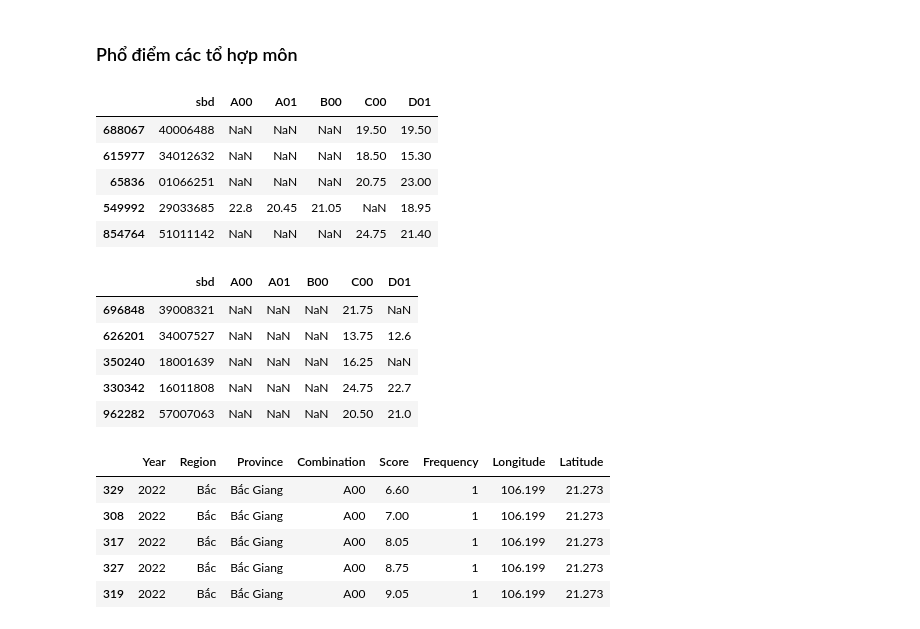
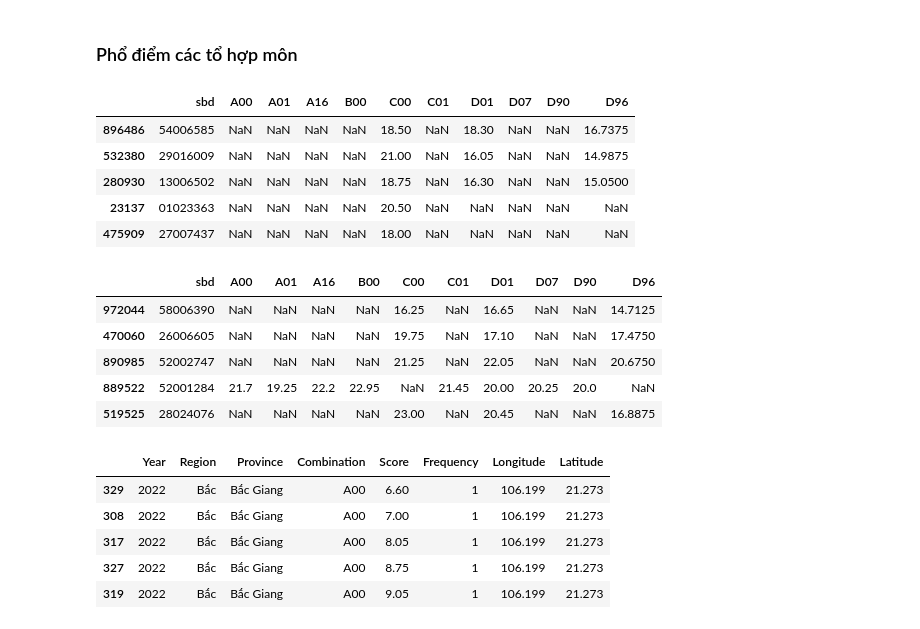
Before and after one commit to Dat-TG/THPTQG, a Jupyter notebook: analysis.ipynb, the cells around one changed output. Saved outputs shown, nothing was run; the diff lists cells and outputs as text; code cells hidden in the pictures.

```diff
--- a/analysis.ipynb
+++ b/analysis.ipynb
@@ -89,3 +91,11 @@ df_2023.head()
+# %%
+def calculate_khtn_khxh(df):
+    df['khtn'] = (df['vat_li'] + df['hoa_hoc'] + df['sinh_hoc']) / 3
+    df['khxh'] = (df['lich_su'] + df['dia_li'] + df['gdcd']) / 4
+    return df
+
+df_2022 = calculate_khtn_khxh(df_2022)
+df_2023 = calculate_khtn_khxh(df_2023)
 # %% [markdown]
 ### Thống kê cơ bản về dữ liệu
 # %%
@@ -136,7 +146,7 @@ stats_combined_long.columns = ['Year', 'Statistic', 'Subject', 'Value']
 stats_combined_long.to_csv(path_processed + '/statistics_summary_long_format.csv', index=False)
 # %%
 # Danh sách các môn học
-subjects = ['toan', 'ngu_van', 'ngoai_ngu', 'vat_li', 'hoa_hoc', 'sinh_hoc', 'lich_su', 'dia_li', 'gdcd']
+subjects = ['toan', 'ngu_van', 'ngoai_ngu', 'vat_li', 'hoa_hoc', 'sinh_hoc', 'lich_su', 'dia_li', 'gdcd', 'khtn', 'khxh']
 
 # Tạo map cho tên môn học tiếng Việt có dấu
 subject_map = {
@@ -148,7 +158,9 @@ subject_map = {
     'sinh_hoc': 'Sinh học',
     'lich_su': 'Lịch sử',
     'dia_li': 'Địa lí',
-    'gdcd': 'GDCD'
+    'gdcd': 'GDCD',
+    'khtn': 'Khoa học tự nhiên',
+    'khxh': 'Khoa học xã hội'
 }
 # %% [markdown]
 ### Phổ điểm các môn
@@ -360,9 +373,14 @@ freq_combined.head()
 combinations = {
     'A00': ['toan', 'vat_li', 'hoa_hoc'],
     'A01': ['toan', 'vat_li', 'ngoai_ngu'],
+    'A16': ['toan', 'khtn', 'ngu_van'],
     'B00': ['toan', 'hoa_hoc', 'sinh_hoc'],
     'C00': ['ngu_van', 'lich_su', 'dia_li'],
-    'D01': ['toan', 'ngu_van', 'ngoai_ngu']
+    'C01': ['ngu_van', 'toan', 'vat_li'],
+    'D01': ['toan', 'ngu_van', 'ngoai_ngu'],
+    'D07': ['toan', 'hoa_hoc', 'ngoai_ngu'],
+    'D90': ['toan', 'khtn', 'ngoai_ngu'],
+    'D96': ['toan', 'khxh', 'ngoai_ngu'],
 }
 # %%
 # Hàm để tính tổng điểm cho từng tổ hợp môn
@@ -377,23 +395,23 @@ def calculate_combination_scores(df, combinations):
 df_2022 = calculate_combination_scores(df_2022, combinations)
 df_2023 = calculate_combination_scores(df_2023, combinations)
 # %%
-df_2022[['sbd', 'A00', 'A01', 'B00', 'C00', 'D01']].sample(5)
+df_2022[['sbd', 'A00', 'A01', 'A16', 'B00', 'C00', 'C01', 'D01', 'D07', 'D90', 'D96']].sample(5)
 # %% [output]
-|  | sbd | A00 | A01 | B00 | C00 | D01 |
-| 688067 | 40006488 | NaN | NaN | NaN | 19.50 | 19.50 |
-| 615977 | 34012632 | NaN | NaN | NaN | 18.50 | 15.30 |
-| 65836 | 01066251 | NaN | NaN | NaN | 20.75 | 23.00 |
-| 549992 | 29033685 | 22.8 | 20.45 | 21.05 | NaN | 18.95 |
-| 854764 | 51011142 | NaN | NaN | NaN | 24.75 | 21.40 |
+|  | sbd | A00 | A01 | A16 | B00 | C00 | C01 | D01 | D07 | D90 | D96 |
+| 896486 | 54006585 | NaN | NaN | NaN | NaN | 18.50 | NaN | 18.30 | NaN | NaN | 16.7375 |
+| 532380 | 29016009 | NaN | NaN | NaN | NaN | 21.00 | NaN | 16.05 | NaN | NaN | 14.9875 |
+| 280930 | 13006502 | NaN | NaN | NaN | NaN | 18.75 | NaN | 16.30 | NaN | NaN | 15.0500 |
+| 23137 | 01023363 | NaN | NaN | NaN | NaN | 20.50 | NaN | NaN | NaN | NaN | NaN |
+| 475909 | 27007437 | NaN | NaN | NaN | NaN | 18.00 | NaN | NaN | NaN | NaN | NaN |
 # %%
-df_2023[['sbd', 'A00', 'A01', 'B00', 'C00', 'D01']].sample(5)
+df_2023[['sbd', 'A00', 'A01', 'A16', 'B00', 'C00', 'C01', 'D01', 'D07', 'D90', 'D96']].sample(5)
 # %% [output]
-|  | sbd | A00 | A01 | B00 | C00 | D01 |
-| 696848 | 39008321 | NaN | NaN | NaN | 21.75 | NaN |
-| 626201 | 34007527 | NaN | NaN | NaN | 13.75 | 12.6 |
-| 350240 | 18001639 | NaN | NaN | NaN | 16.25 | NaN |
-| 330342 | 16011808 | NaN | NaN | NaN | 24.75 | 22.7 |
-| 962282 | 57007063 | NaN | NaN | NaN | 20.50 | 21.0 |
+|  | sbd | A00 | A01 | A16 | B00 | C00 | C01 | D01 | D07 | D90 | D96 |
+| 972044 | 58006390 | NaN | NaN | NaN | NaN | 16.25 | NaN | 16.65 | NaN | NaN | 14.7125 |
+| 470060 | 26006605 | NaN | NaN | NaN | NaN | 19.75 | NaN | 17.10 | NaN | NaN | 17.4750 |
+| 890985 | 52002747 | NaN | NaN | NaN | NaN | 21.25 | NaN | 22.05 | NaN | NaN | 20.6750 |
+| 889522 | 52001284 | 21.7 | 19.25 | 22.2 | 22.95 | NaN | 21.45 | 20.00 | 20.25 | 20.0 | NaN |
+| 519525 | 28024076 | NaN | NaN | NaN | NaN | 23.00 | NaN | 20.45 | NaN | NaN | 16.8875 |
 # %%
 # Hàm để tính tần suất xuất hiện của từng tổng điểm theo từng tỉnh thành và tổ hợp môn
 def calculate_frequency_combination(df, year, combinations):
```
Also changed, not shown: parts of 17 cells of this notebook, 27 other files.
